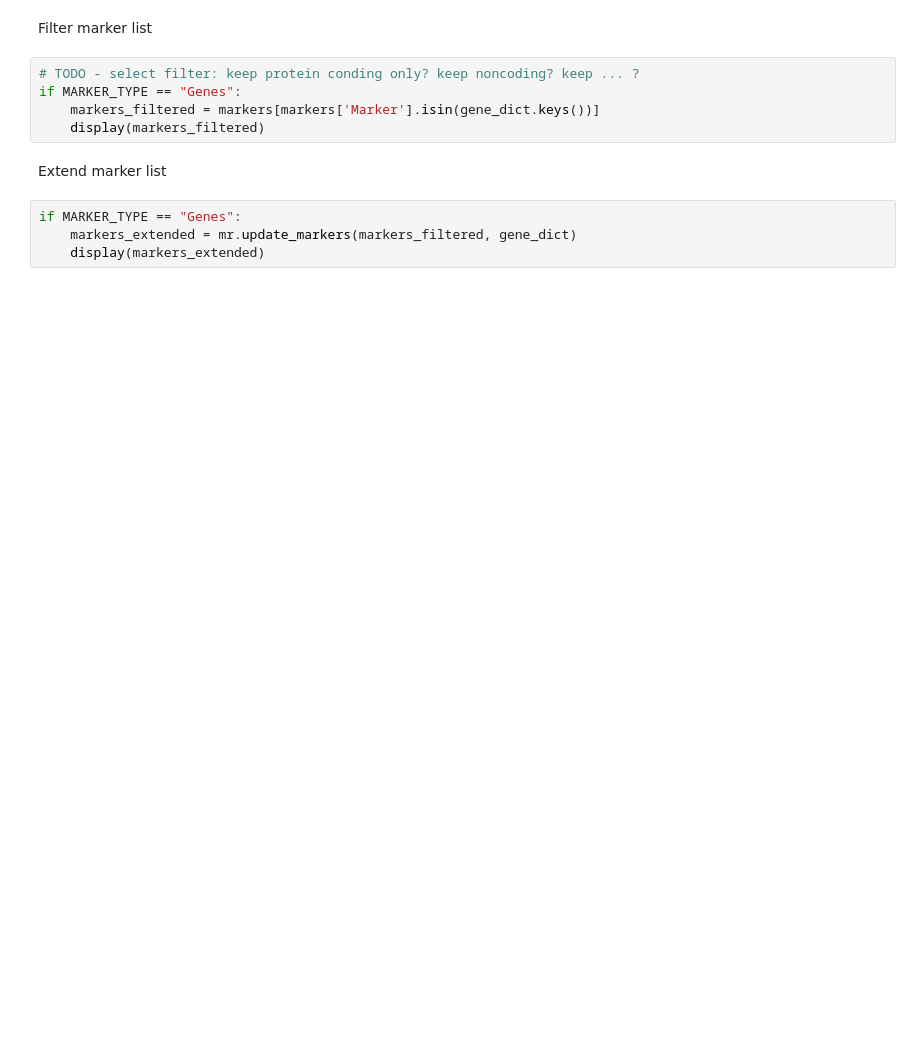
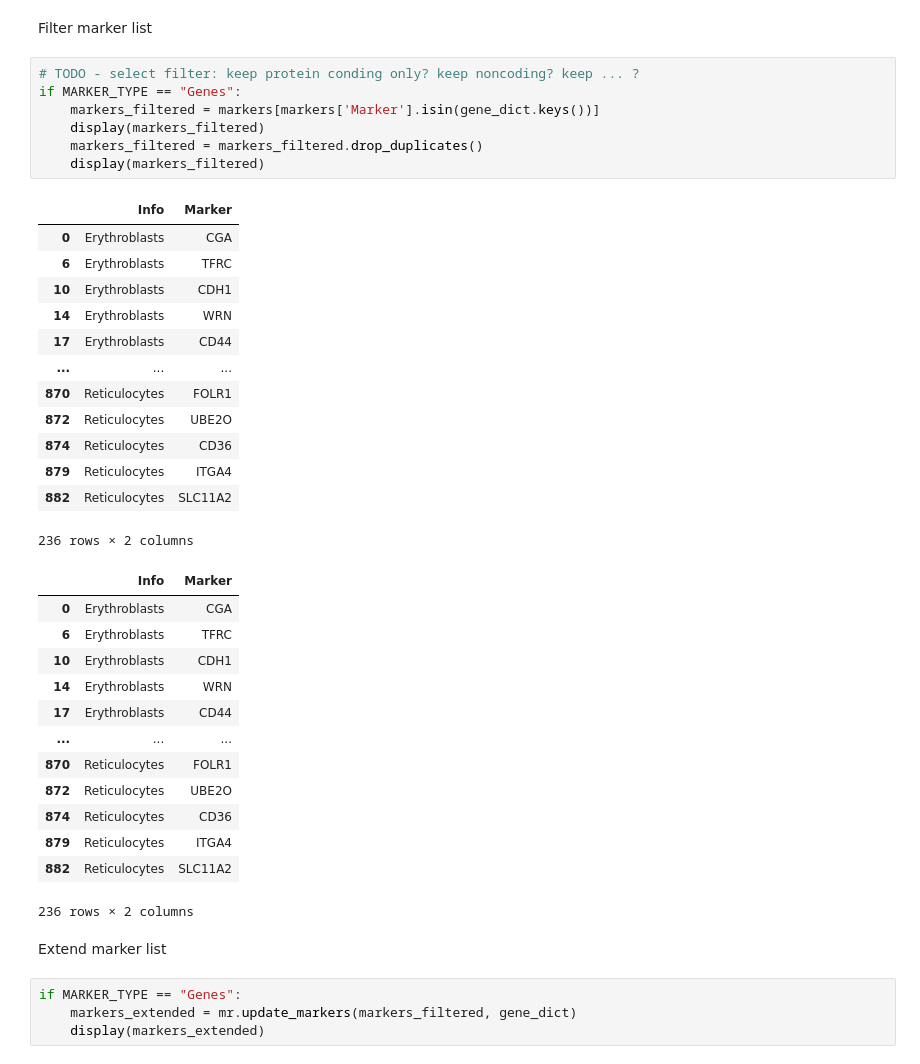
Before and after one commit to loosolab/MarkerRepo, a Jupyter notebook: submit_lists.ipynb, the cells around one changed output. Cells and saved outputs as stored; diff of their text form; blank space fills up the shorter version.

```diff
--- a/submit_lists.ipynb
+++ b/submit_lists.ipynb
@@ -50,8 +91,37 @@ Filter marker list
 # %%
 # TODO - select filter: keep protein conding only? keep noncoding? keep ... ?
 if MARKER_TYPE == "Genes":
     markers_filtered = markers[markers['Marker'].isin(gene_dict.keys())]
     display(markers_filtered)
+    markers_filtered = markers_filtered.drop_duplicates()
+    display(markers_filtered)
+# %% [output]
+|  | Info | Marker |
+| 0 | Erythroblasts | CGA |
+| 6 | Erythroblasts | TFRC |
+| 10 | Erythroblasts | CDH1 |
+| 14 | Erythroblasts | WRN |
+| 17 | Erythroblasts | CD44 |
+| ... | ... | ... |
+| 870 | Reticulocytes | FOLR1 |
+| 872 | Reticulocytes | UBE2O |
+| 874 | Reticulocytes | CD36 |
+| 879 | Reticulocytes | ITGA4 |
+| 882 | Reticulocytes | SLC11A2 |
+236 rows × 2 columns
+|  | Info | Marker |
+| 0 | Erythroblasts | CGA |
+| 6 | Erythroblasts | TFRC |
+| 10 | Erythroblasts | CDH1 |
+| 14 | Erythroblasts | WRN |
+| 17 | Erythroblasts | CD44 |
+| ... | ... | ... |
+| 870 | Reticulocytes | FOLR1 |
+| 872 | Reticulocytes | UBE2O |
+| 874 | Reticulocytes | CD36 |
+| 879 | Reticulocytes | ITGA4 |
+| 882 | Reticulocytes | SLC11A2 |
+236 rows × 2 columns
 # %% [markdown]
 Extend marker list
 # %%
```
Also changed, not shown: parts of 7 cells of this notebook, 3 other files.
